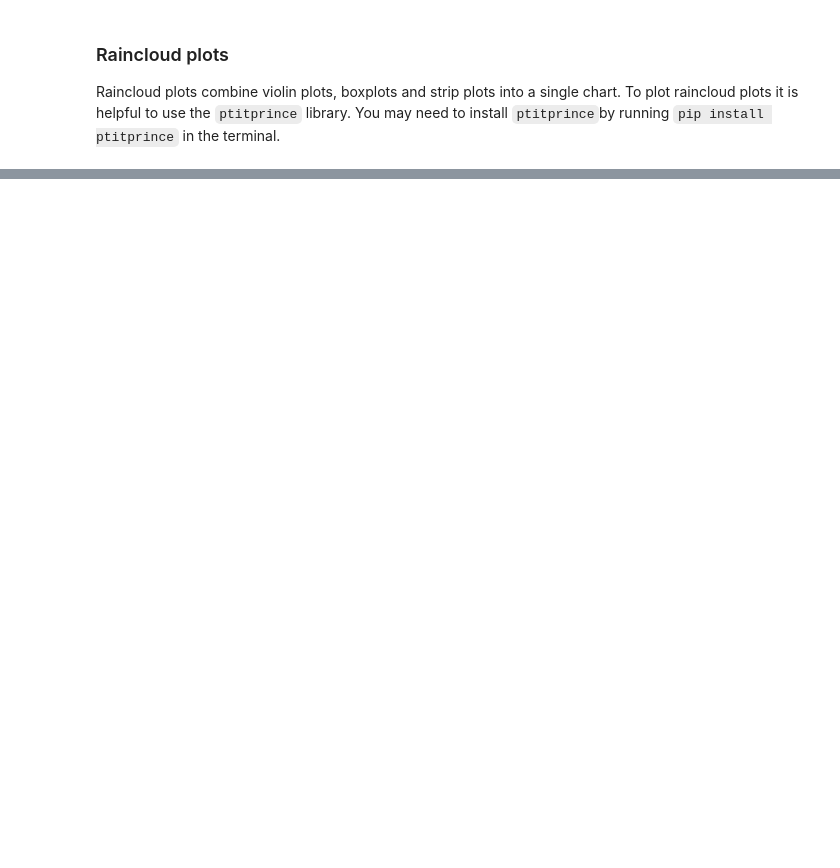
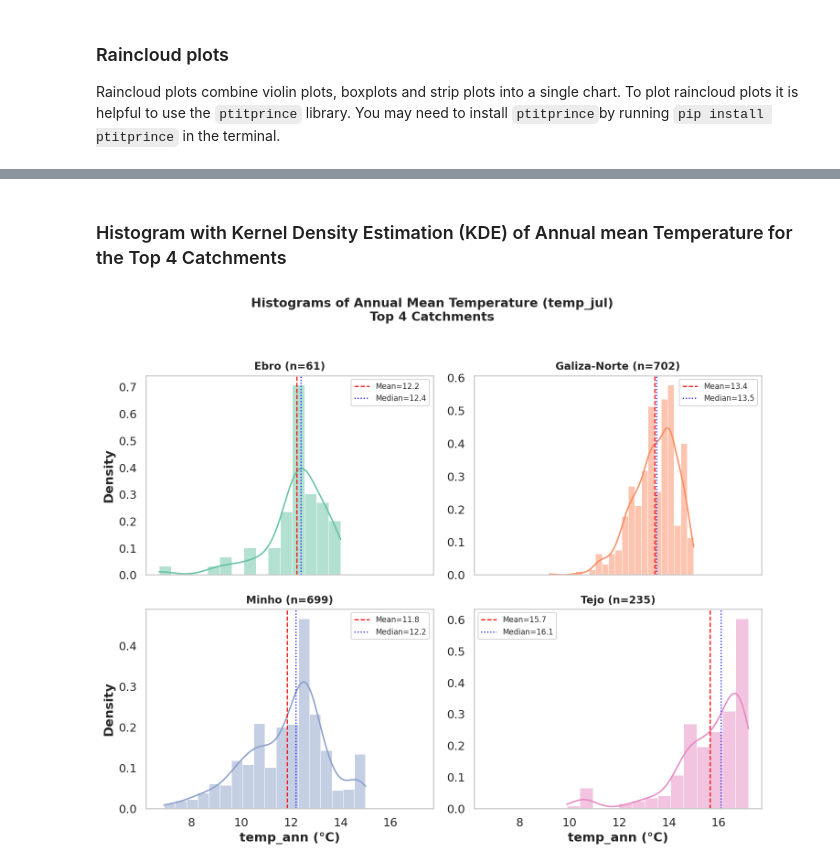
Before and after one commit to dgonzales1222/greends_avcad_exercises, a Jupyter notebook: exercise_03/CaseStudy1_univariate_analysis_visuals.ipynb, the cells around one changed output, grey strips where cells are left out. Cells and saved outputs as stored; diff of their text form; code cells hidden in the pictures; blank space fills up the shorter version.

```diff
--- a/exercise_03/CaseStudy1_univariate_analysis_visuals.ipynb
+++ b/exercise_03/CaseStudy1_univariate_analysis_visuals.ipynb
@@ -579,0 +658,35 @@ plt.show()
+# %% [markdown]
+### Histogram with Kernel Density Estimation (KDE) of Annual mean Temperature for the Top 4 Catchments
+# %%
+fig, axes = plt.subplots(2, 2, figsize=(10, 8), sharex=True)
+fig.suptitle("Histograms of Annual Mean Temperature (temp_jul)\nTop 4 Catchments",
+             fontsize=13, fontweight='bold', y=1.02)
+
+for i, (ax, catchment) in enumerate(zip(axes.flatten(), top4_catchments)):
+    data = df_top4[df_top4['Catchment_name'] == catchment]['temp_ann']
+    sns.histplot(data, kde=True, ax=ax, color=palette[catchment],
+                 stat="density", alpha=0.5, edgecolor="white", linewidth=0.5)
+    mean_val = data.mean()
+    median_val = data.median()
+    ax.axvline(mean_val, color='red', linestyle='--', linewidth=1.2, label=f'Mean={mean_val:.1f}')
+    ax.axvline(median_val, color='blue', linestyle=':', linewidth=1.2, label=f'Median={median_val:.1f}')
+    ax.legend(fontsize=8)
+    ax.set_title(f"{catchment} (n={len(data)})", fontsize=11)
+    ax.grid(False)
+
+    # X-label only on bottom row (indices 2 and 3)
+    if i >= 2:
+        ax.set_xlabel("temp_ann (°C)")
+    else:
+        ax.set_xlabel("")
+
+    # Y-label only on left column (indices 0 and 2)
+    if i % 2 == 0:
+        ax.set_ylabel("Density")
+    else:
+        ax.set_ylabel("")
+
+plt.tight_layout()
+plt.show()
+# %% [output]
+[figure, added]
```
Also changed, not shown: parts of 49 cells of this notebook.
